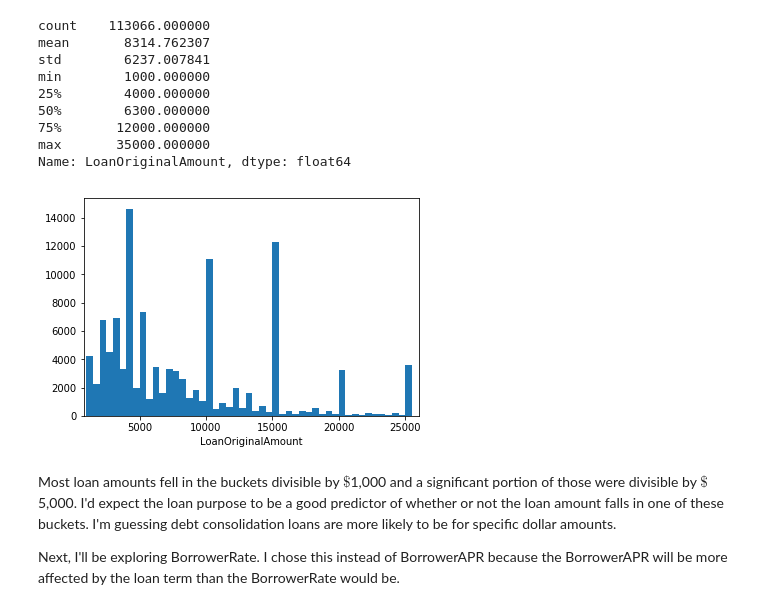
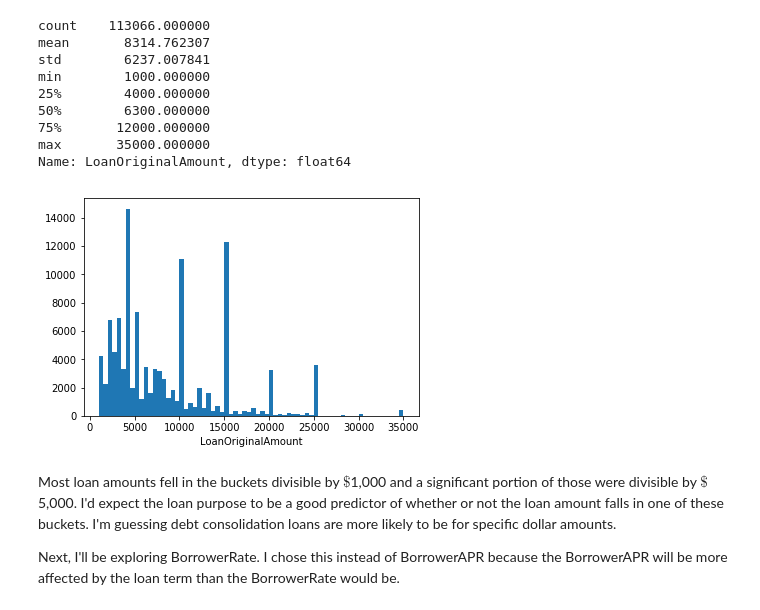
Before and after one commit to iRowebot/prosper_loans_visualizations, a Jupyter notebook: prosper_loans_data_visualization.ipynb, the cells around one changed output. Drawn from its saved outputs; the diff is of its cells as text; code cells hidden in the pictures.

```diff
--- a/prosper_loans_data_visualization.ipynb
+++ b/prosper_loans_data_visualization.ipynb
@@ -87,6 +87,12 @@ df.head(10)
 | 7 | 0F1035772717087366F9EA7 | 768193 | 2013-05-05 06:49:27.493 | NaN | 36 | Current | NaT | ... |
 | 8 | 0F043596202561788EA13D5 | 1023355 | 2013-12-02 10:43:39.117 | NaN | 36 | Current | NaT | ... |
 | 9 | 0F123545674891886D9F106 | 587746 | 2012-05-10 07:04:01.577 | NaN | 60 | Current | NaT | ... |
+# %%
+# Create column with Year & Month from LoanOriginationDate column.
+df['OriginationYearMonth'] = df.LoanOriginationDate.dt.to_period('m')
+# %%
+# Create column with Year from LoanOriginationDate column.
+df['OriginationYear'] = df.LoanOriginationDate.dt.to_period('y').astype('category')
 # %%
 # CreditGrade was replaced by ProsperRating (Alpha) for loans originated after July 2009. Create a combined column with all
     # ratings.
@@ -301,11 +307,10 @@ Name: LoanOriginalAmount, dtype: float64
 # %%
 bins = np.arange(1000, df.LoanOriginalAmount.max() + 500, 500)
 
 plt.hist(df.LoanOriginalAmount, bins=bins)
-plt.xlabel('LoanOriginalAmount')
-plt.xlim(800, 26000);
+plt.xlabel('LoanOriginalAmount');
 # %% [output]
-[figure, old version]
+[figure, new version]
 # %% [markdown]
 Most loan amounts fell in the buckets divisible by $\$$1,000 and a significant portion of those were divisible by $\$$5,000. I'd expect the loan purpose to be a good predictor of whether or not the loan amount falls in one of these buckets. I'm guessing debt consolidation loans are more likely to be for specific dollar amounts.
 
```
Also changed, not shown: parts of 27 cells of this notebook.
